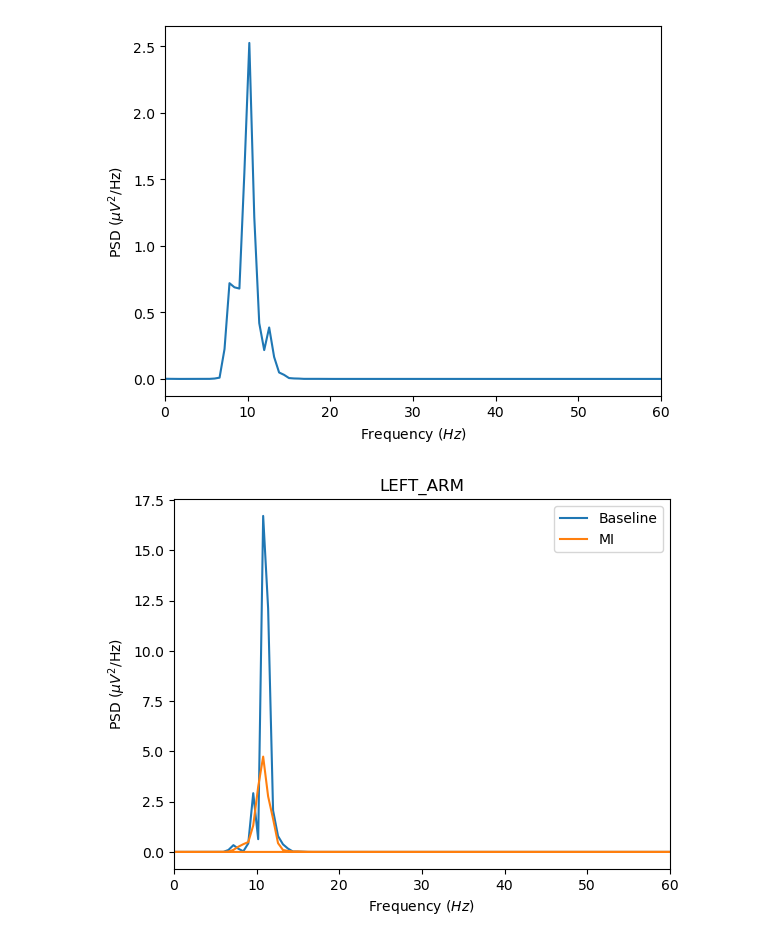
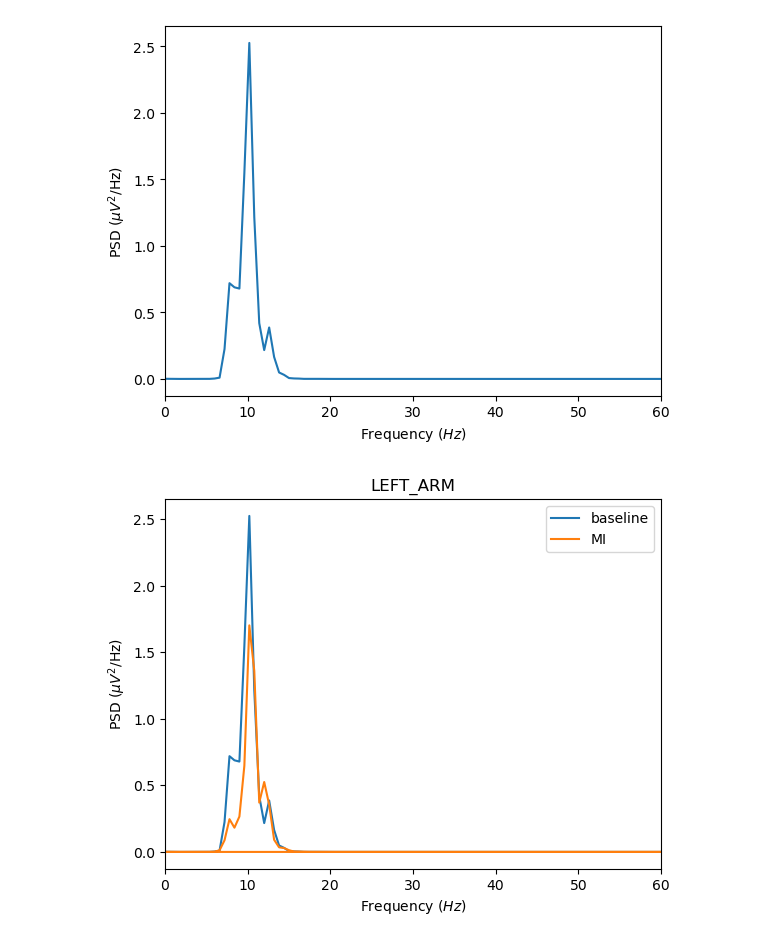
Before and after one commit to Ereasai/EEGTetris, a Jupyter notebook: dc/dsp_ex.ipynb, the cells around one changed output. Saved outputs shown, nothing was run; the diff lists cells and outputs as text; code cells hidden in the pictures.

```diff
--- a/dc/dsp_ex.ipynb
+++ b/dc/dsp_ex.ipynb
@@ -183,9 +185,10 @@ plt.show()
 [figure]
 # %%
 # let's design an alpha (8-13) bandpass filter
+# I first tried a Butterworth filter because ChatGPT said it would be a good idea
 
-b, a = signal.butter(N=2, Wn=[8, 13], btype='band', fs=Fs)
-w, h = signal.freqz(b, a)       # 'w' is angular frequency, radians / second
+sos = signal.butter(N=4, Wn=[8, 13], btype='band', fs=Fs, output='sos')
+w, h = signal.sosfreqz(sos)       # 'w' is angular frequency, radians / second
 
 # we graph the frequency response of the filter to check if it is doing what we want it to
 # 'gain' in dB on y-axis
@@ -198,9 +201,11 @@ plt.axvline(13, color='green', linestyle='--')
 plt.xlabel('Frequency')
 plt.ylabel(r'Magnitude $(dB)$')
 
+plt.xlim(5, 20)
 plt.grid(which='both', axis='both')
 
 plt.show()
 
 # 0 dB gain btw. 8-13 indicates no frequency suppression-- which is good
+# . . . but the gradual sloping shows poor attenuation of frequencies outside of the desired range
 # %% [output]
@@ -233,36 +237,37 @@ plt.show()
 # %%
-# we write an alpha bandpass filter
+# we write a general bandpass filter
 # I'm not too sure about how to select for filter order, so let's choose 4 for now
 
-def alphapass(eeg, Fs=Fs, n=4):
-    """ Alpha band-pass Butterworth filter
+def bp_butter(eeg, Wn, Fs=Fs, n=4):
+    """ Butterworth band-pass filter
 
     Parameters
     ----------
     eeg: np.arr
-        Assumes 1st channel is time
+        assumes 1st channel is time and EEG channels are across columns
+
+    Wn: list of len 2
+        list containing band-pass frequencies
 
     Fs: int
         sampling rate
 
     n: int
-        order
+        order of filter
 
     Returns
     -------
-    a_filt: np.arr
-        Alpha band-pass filtered eeg data returned w/ same size as eeg input
+    filt: np.arr
+        Band-pass filtered eeg data returned w/ same size as eeg input
     """
-    b, a = signal.butter(n, Wn=[8, 13], btype='band', fs=Fs)
+    sos = signal.butter(n, Wn, btype='band', fs=Fs, output='sos')
 
-    filt   = signal.lfilter(b, a, eeg[:, 1:], axis=0)
-    a_filt = filt
+    filt = signal.sosfilt(sos, eeg[:, 1:], axis=0)
+    filt[:, 0] = eeg[:, 0]
 
-    a_filt[:, 0] = eeg[:, 0]
-
-    return a_filt
+    return filt
 # %%
-t1_afilt = alphapass(t1_ndc)
+t1_afilt = bp_butter(t1_ndc, Wn=[8, 13])
 
 # we can plot the first channel of the alpha-band filtered data with the raw data for comparison
 plt.plot(t1[:, 0], t1[:, 1])
@@ -320,27 +325,26 @@ plt.show()
 [figure]
 # %%
 # let's quickly process a trial 1, channel 1 of a motor imagery trial for comparison
-# let's graph channel 5 (C3) since it is more fun
 
 mt1       = nodc(motor_im[0, :, :], Fs=Fs)
-mt1_afilt = alphapass(mt1)
+mt1_afilt = bp_butter(mt1, Wn=[8, 13])
 
 # t1 - baseline
-wat1_frq, wat1_psd = signal.welch(t1_afilt[:, 5], Fs, nperseg=500)
-plt.plot(wat1_frq, wat1_psd, label='Baseline')
+wat1_frq, wat1_psd = signal.welch(t1_afilt[:, 1], Fs, nperseg=500)
+plt.plot(wat1_frq, wat1_psd, label='baseline')
 
 # t1 - MI
-mwat1_frq,  mwat1_psd = signal.welch(mt1_afilt[:, 5], Fs, nperseg=500)
+mwat1_frq,  mwat1_psd = signal.welch(mt1_afilt[:, 1], Fs, nperseg=500)
 plt.plot(mwat1_frq, mwat1_psd, label='MI')
 
 plt.xlim(0, 60)
 
 plt.xlabel(r'Frequency $(Hz)$')
 plt.ylabel(r'PSD ($\mu V^2$/Hz)')
 
 plt.title(get_marker_name(labels[0]))
 
 plt.legend()
 plt.show()
 # %% [output]
-[figure, old version]
+[figure, new version]
```
Also changed, not shown: parts of 3 cells of this notebook, 1 other file.
